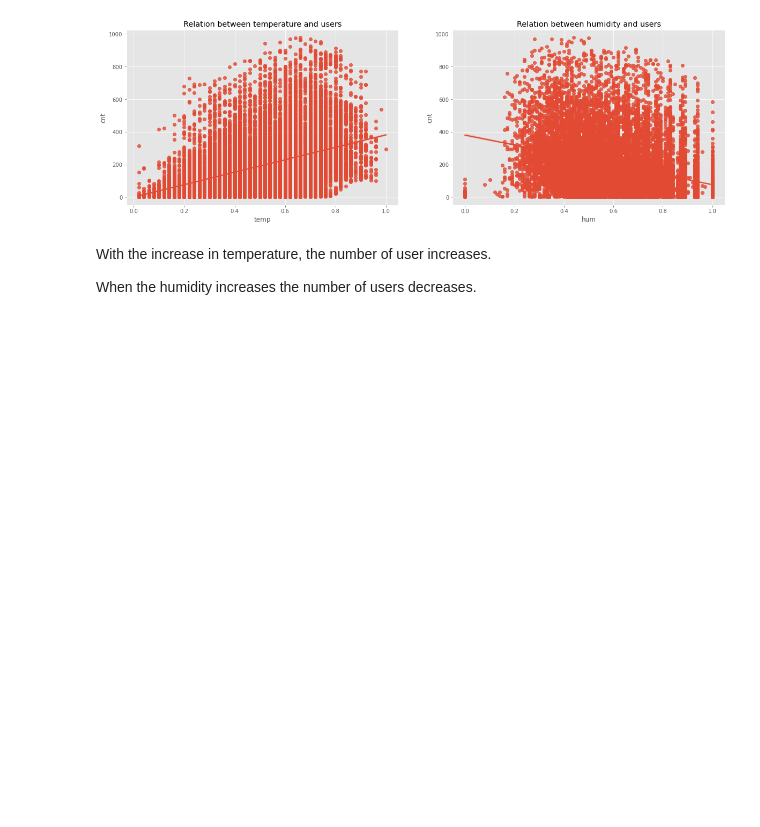
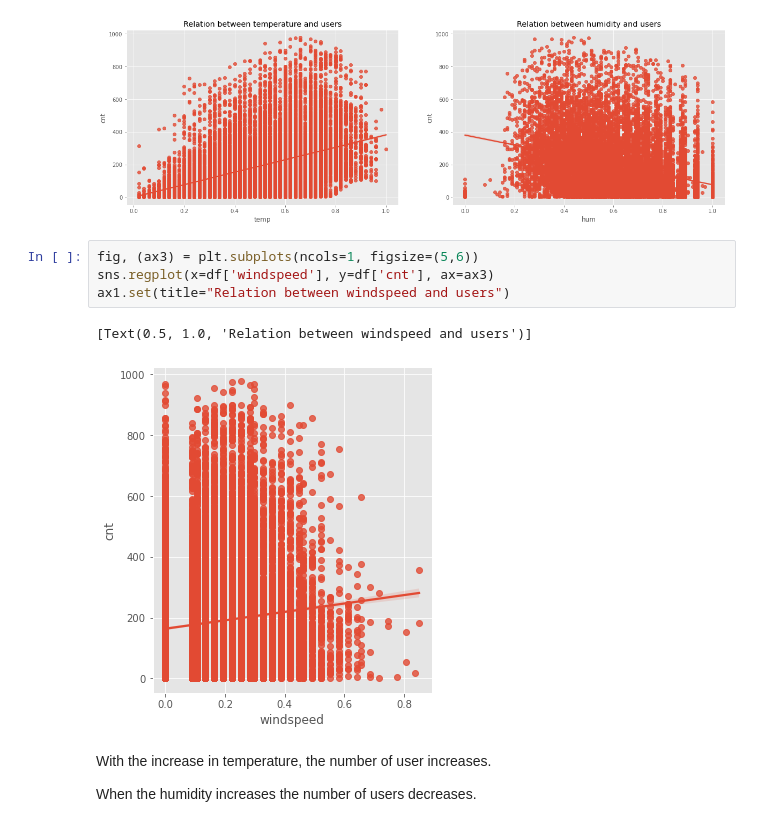
Before and after one commit to Vimiya/Bikeshare-Demand-Prediction, a Jupyter notebook: notebook/EDA and Model Training-Copy1.ipynb, the cells around one changed output. Drawn from its saved outputs; the diff is of its cells as text; blank space fills up the shorter version.

```diff
--- a/notebook/EDA and Model Training-Copy1.ipynb
+++ b/notebook/EDA and Model Training-Copy1.ipynb
@@ -340,6 +391,13 @@ ax2.set(title="Relation between humidity and users")
 # %% [output]
 [Text(0.5, 1.0, 'Relation between humidity and users')]
 [figure]
+# %%
+fig, (ax3) = plt.subplots(ncols=1, figsize=(5,6))
+sns.regplot(x=df['windspeed'], y=df['cnt'], ax=ax3)
+ax1.set(title="Relation between windspeed and users")
+# %% [output]
+[Text(0.5, 1.0, 'Relation between windspeed and users')]
+[figure, added]
 # %% [markdown]
 With the increase in temperature, the number of user increases.
 
```
Also changed, not shown: parts of 5 cells of this notebook, 1 other file.
